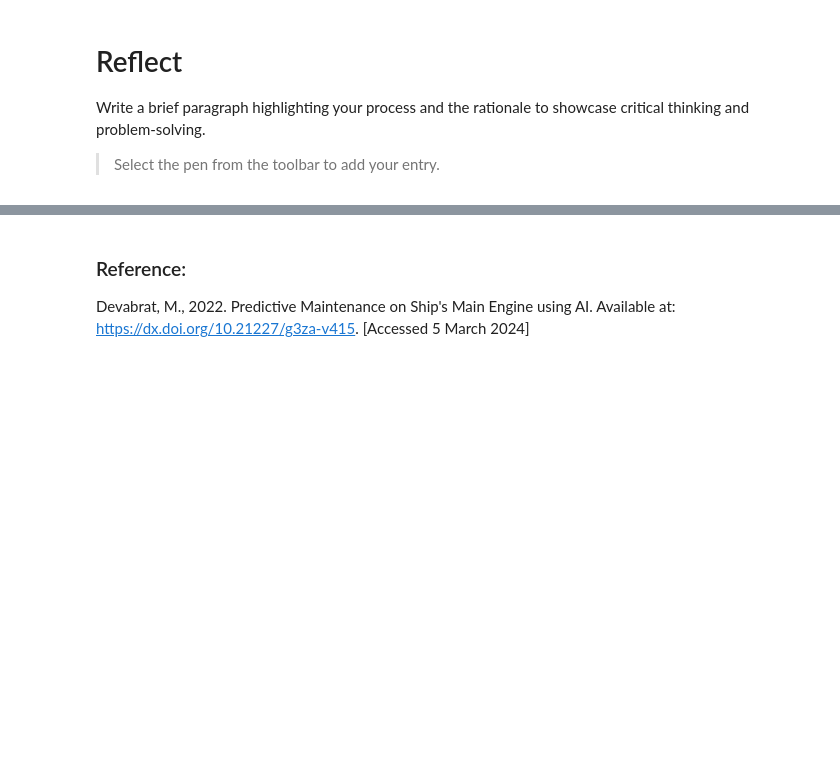
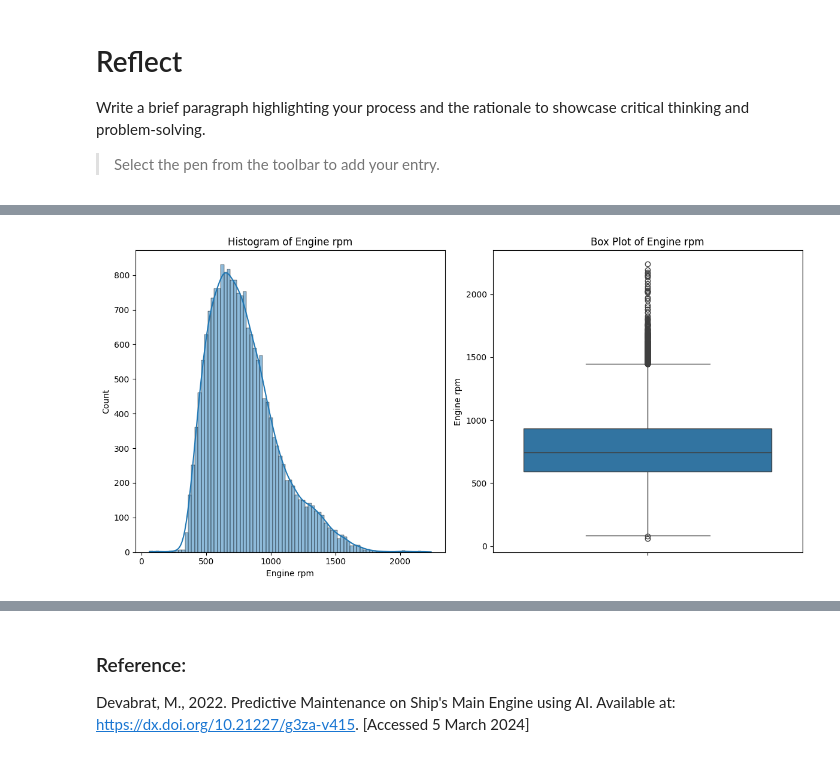
Before and after one commit to ebolofis/Data-Science-Machine-Learning, a Jupyter notebook: CAM_DS_C101_Mini_project_5_3_1.ipynb, the cells around one changed output, grey strips where cells are left out. Saved outputs shown, nothing was run; the diff lists cells and outputs as text; code cells hidden in the pictures; blank space fills up the shorter version.

Commit message:
Anomaly detection of a ship engine

```diff
--- a/CAM_DS_C101_Mini_project_5_3_1.ipynb
+++ b/CAM_DS_C101_Mini_project_5_3_1.ipynb
@@ -165,0 +125,93 @@ analyze_engine_data('engine_data.csv')
+# %%
+import pandas as pd
+import matplotlib.pyplot as plt
+import seaborn as sns
+#import numpy as np
+
+#PHASE 1 DATA EXPLORATION AND PREPROCESSING
+
+def visualize_engine_data(filepath):
+    """
+    Loads engine data from a CSV file and visualizes the distribution of each feature
+    using histograms and box plots.
+
+    Args:
+        filepath (str): Path to the CSV file.
+    """
+    try:
+        df = pd.read_csv(filepath)
+
+        required_columns = [
+            'Engine rpm', 'Lub oil pressure', 'Fuel pressure',
+            'Coolant pressure', 'lub oil temp', 'Coolant temp','Engine Condition'
+        ]
+
+        if not all(col in df.columns for col in required_columns):
+            missing_cols = [col for col in required_columns if col not in df.columns]
+            print(f"Error: Missing required columns: {missing_cols}")
+            return
+
+        for col in required_columns:
+            plt.figure(figsize=(12, 6))
+
+            # Histogram
+            plt.subplot(1, 2, 1)
+            sns.histplot(df[col], kde=True)
+            plt.title(f'Histogram of {col}')
+
+            # Box Plot
+            plt.subplot(1, 2, 2)
+            sns.boxplot(y=df[col])
+            plt.title(f'Box Plot of {col}')
+
+            plt.tight_layout()
+            plt.show()
+
+    except FileNotFoundError:
+        print(f"Error: File not found at {filepath}")
+    except Exception as e:
+        print(f"An error occurred: {e}")
+
+
+def analyze_engine_data(filepath):
+    """
+    Loads engine data from a CSV file and calculates basic statistics.
+
+    Args:
+        filepath (str): Path to the CSV file.
+    """
+    try:
+        df = pd.read_csv(filepath)
+
+        # Check for required columns
+        required_columns = [
+            'Engine rpm', 'Lub oil pressure', 'Fuel pressure',
+            'Coolant pressure', 'lub oil temp', 'Coolant temp','Engine Condition'
+        ]
+
+        if not all(col in df.columns for col in required_columns):
+            missing_cols = [col for col in required_columns if col not in df.columns]
+            print(f"Error: Missing required columns: {missing_cols}")
+            return
+
+        # Calculate statistics
+        statistics = df[required_columns].describe()
+
+        # Calculate median seperately as describe() does not include it.
+        medians = df[required_columns].median()
+        statistics.loc['median'] = medians
+
+        print(statistics)
+
+    except FileNotFoundError:
+        print(f"Error: File not found at {filepath}")
+    except Exception as e:
+        print(f"An error occurred: {e}")
+
+# Example usage (replace 'engine_data.csv' with your file path):
+analyze_engine_data('engine_data.csv')
+# Example usage (replace 'engine_data.csv' with your file path):
+visualize_engine_data('engine_data.csv')
+
+# END OF PHASE 1 DATA EXPLORATION AND PREPROCESSING
+# %% [output]
@@ -165,0 +235 @@ analyze_engine_data('engine_data.csv')
+[figure, added]
```
Also changed, not shown: parts of 2 cells of this notebook.
